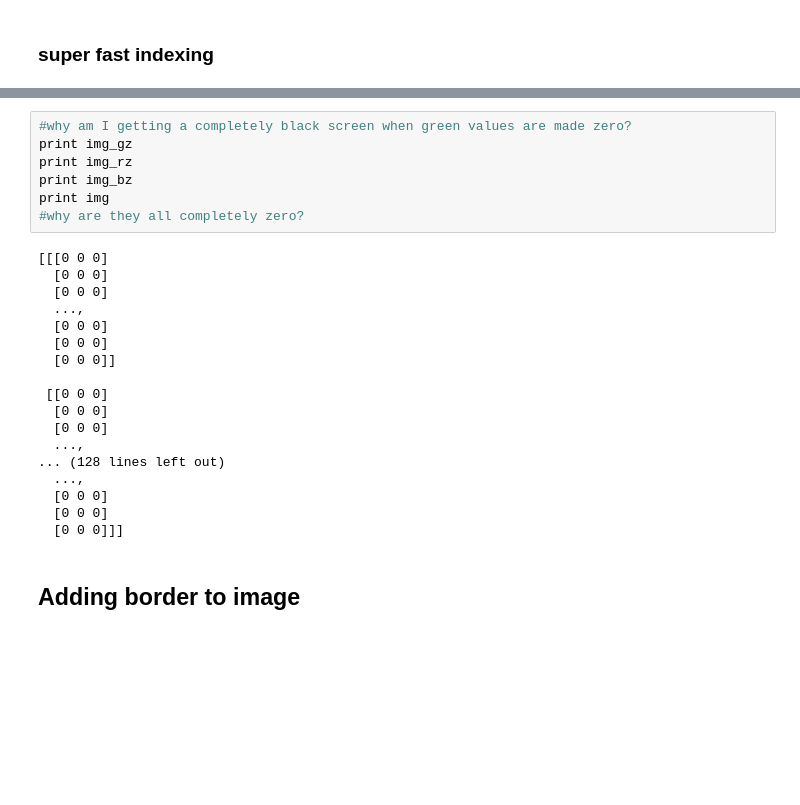
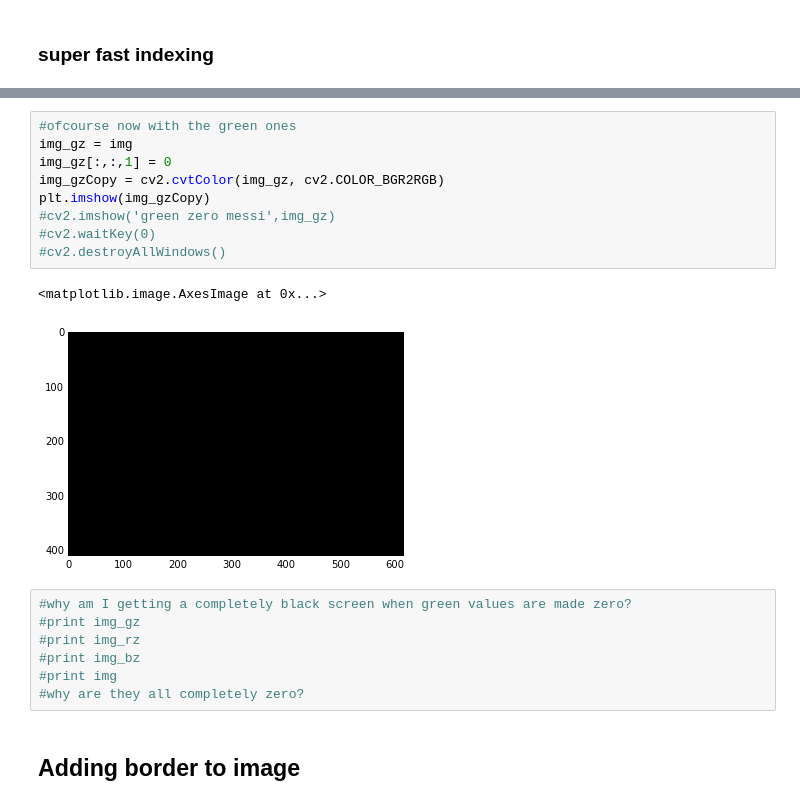
Before and after one commit to manikbhandari/opencv, a Jupyter notebook: opencv_1.ipynb, the cells around one changed output, grey strips where cells are left out. Cells and saved outputs as stored; diff of their text form; blank space fills up the shorter version.

```diff
--- a/opencv_1.ipynb
+++ b/opencv_1.ipynb
@@ -96,28 +109,22 @@ cv2.destroyAllWindows()
+# %%
+#ofcourse now with the green ones
+img_gz = img
+img_gz[:,:,1] = 0
+img_gzCopy = cv2.cvtColor(img_gz, cv2.COLOR_BGR2RGB)
+plt.imshow(img_gzCopy)
+#cv2.imshow('green zero messi',img_gz)
+#cv2.waitKey(0)
+#cv2.destroyAllWindows()
+# %% [output]
+<matplotlib.image.AxesImage at 0x...>
+[figure, added]
 # %%
 #why am I getting a completely black screen when green values are made zero?
-print img_gz
-print img_rz
-print img_bz
-print img
+#print img_gz
+#print img_rz
+#print img_bz
+#print img
 #why are they all completely zero?
-# %% [output]
-[[[0 0 0]
-  [0 0 0]
-  [0 0 0]
-  ...,
-  [0 0 0]
-  [0 0 0]
-  [0 0 0]]
-
- [[0 0 0]
-  [0 0 0]
-  [0 0 0]
-  ...,
-... (128 lines left out)
-  ...,
-  [0 0 0]
-  [0 0 0]
-  [0 0 0]]]
 # %% [markdown]
 ## Adding border to image
 # %%
```
Also changed, not shown: parts of 18 cells of this notebook.
